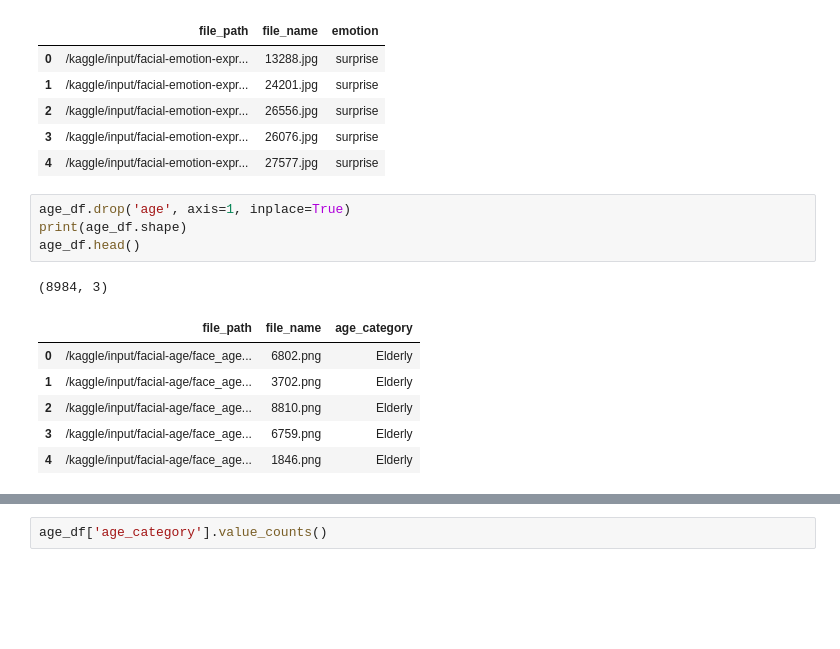
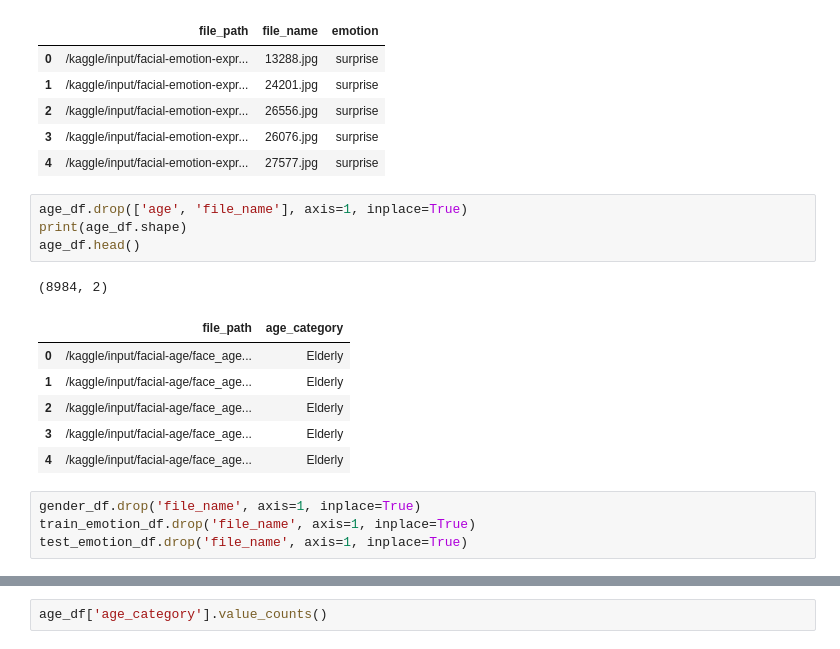
Before and after one commit to fatimagulomova/iu-projects, a Jupyter notebook: DLBAIPEAI/age-gender-expression-recognizer.ipynb, the cells around one changed output, grey strips where cells are left out. Saved outputs shown, nothing was run; the diff lists cells and outputs as text; blank space fills up the shorter version.

```diff
--- a/DLBAIPEAI/age-gender-expression-recognizer.ipynb
+++ b/DLBAIPEAI/age-gender-expression-recognizer.ipynb
@@ -239,14 +239,18 @@ test_emotion_df.head()
 | 3 | /kaggle/input/facial-emotion-expr... | 26076.jpg | surprise |
 | 4 | /kaggle/input/facial-emotion-expr... | 27577.jpg | surprise |
 # %%
-age_df.drop('age', axis=1, inplace=True)
+age_df.drop(['age', 'file_name'], axis=1, inplace=True)
 print(age_df.shape)
 age_df.head()
 # %% [output]
-(8984, 3)
+(8984, 2)
-|  | file_path | file_name | age_category |
-| 0 | /kaggle/input/facial-age/face_age... | 6802.png | Elderly |
-| 1 | /kaggle/input/facial-age/face_age... | 3702.png | Elderly |
-| 2 | /kaggle/input/facial-age/face_age... | 8810.png | Elderly |
-| 3 | /kaggle/input/facial-age/face_age... | 6759.png | Elderly |
-| 4 | /kaggle/input/facial-age/face_age... | 1846.png | Elderly |
+|  | file_path | age_category |
+| 0 | /kaggle/input/facial-age/face_age... | Elderly |
+| 1 | /kaggle/input/facial-age/face_age... | Elderly |
+| 2 | /kaggle/input/facial-age/face_age... | Elderly |
+| 3 | /kaggle/input/facial-age/face_age... | Elderly |
+| 4 | /kaggle/input/facial-age/face_age... | Elderly |
+# %%
+gender_df.drop('file_name', axis=1, inplace=True)
+train_emotion_df.drop('file_name', axis=1, inplace=True)
+test_emotion_df.drop('file_name', axis=1, inplace=True)
```
Also changed, not shown: parts of 34 cells of this notebook.
